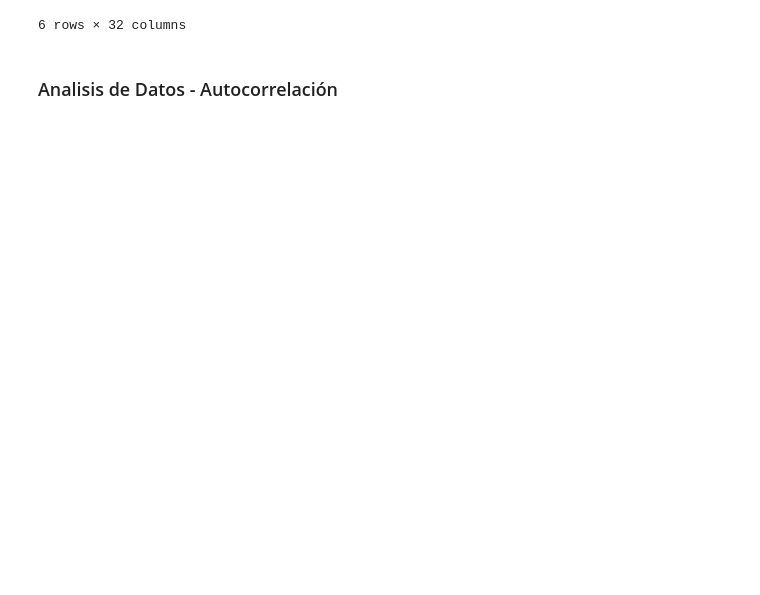
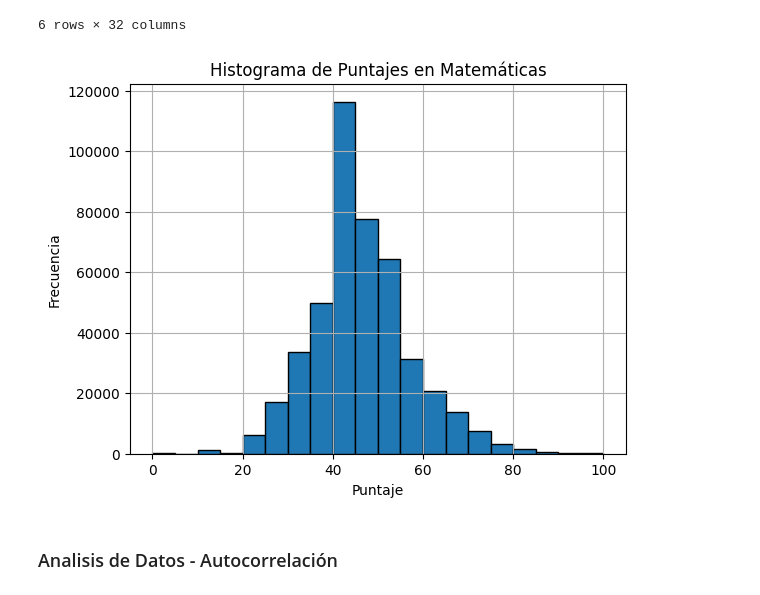
Before and after one commit to levium1029/Proyecto-2, a Jupyter notebook: main.ipynb, the cells around one changed output. Saved outputs shown, nothing was run; the diff lists cells and outputs as text; code cells hidden in the pictures; blank space fills up the shorter version.

Commit message:
Añadir histogramas

```diff
--- a/main.ipynb
+++ b/main.ipynb
@@ -322,6 +325,15 @@ df_Mate.groupby("Nivelmate").describe()
 | 5 | 17905.0 | 20131.831332 | 0.374469 | 20131.0 | 20132.0 | 20132.0 | 20132.0 | 20132.0 | 17905.0 | 67.878861 | ... | ... |
 | 6 | 1414.0 | 20131.550919 | 0.497576 | 20131.0 | 20131.0 | 20132.0 | 20132.0 | 20132.0 | 1414.0 | 81.630835 | ... | ... |
 6 rows × 32 columns
+# %%
+plt.hist(df_Mate['mate'], bins=20, edgecolor='black')
+plt.title('Histograma de Puntajes en Matemáticas')
+plt.xlabel('Puntaje')
+plt.ylabel('Frecuencia')
+plt.grid(True)
+plt.show()
+# %% [output]
+[figure, added]
 # %% [markdown]
 ### Analisis de Datos - Autocorrelación
 # %%
```
Also changed, not shown: parts of 11 cells of this notebook, 3 other files.
